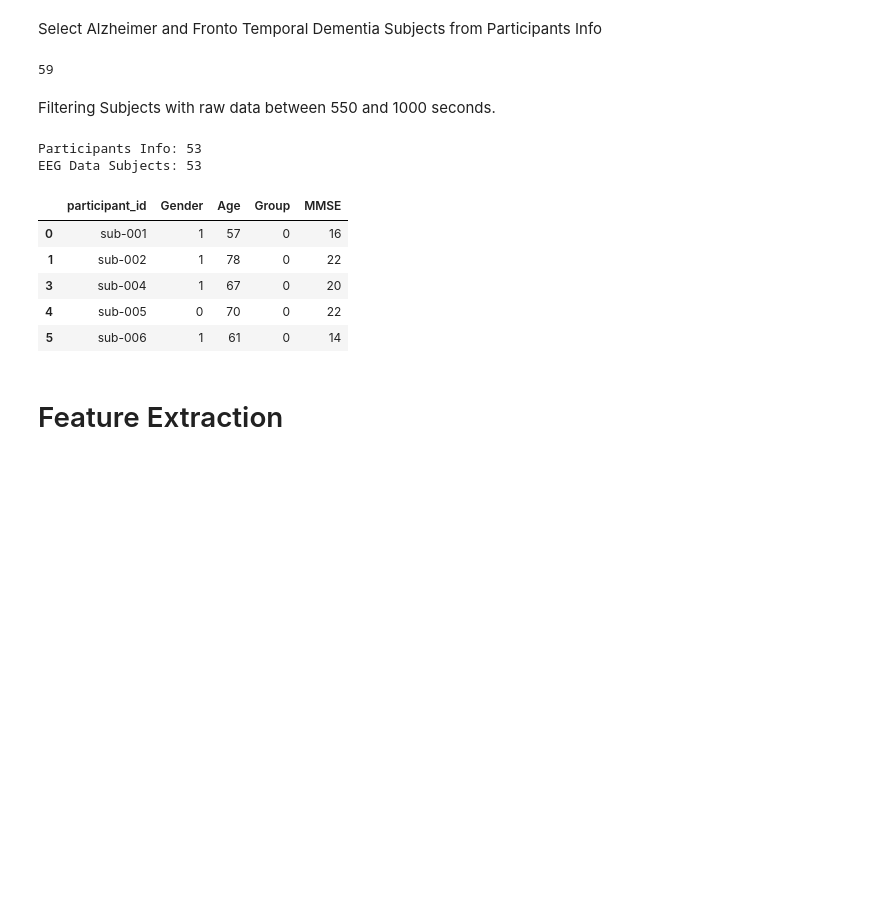
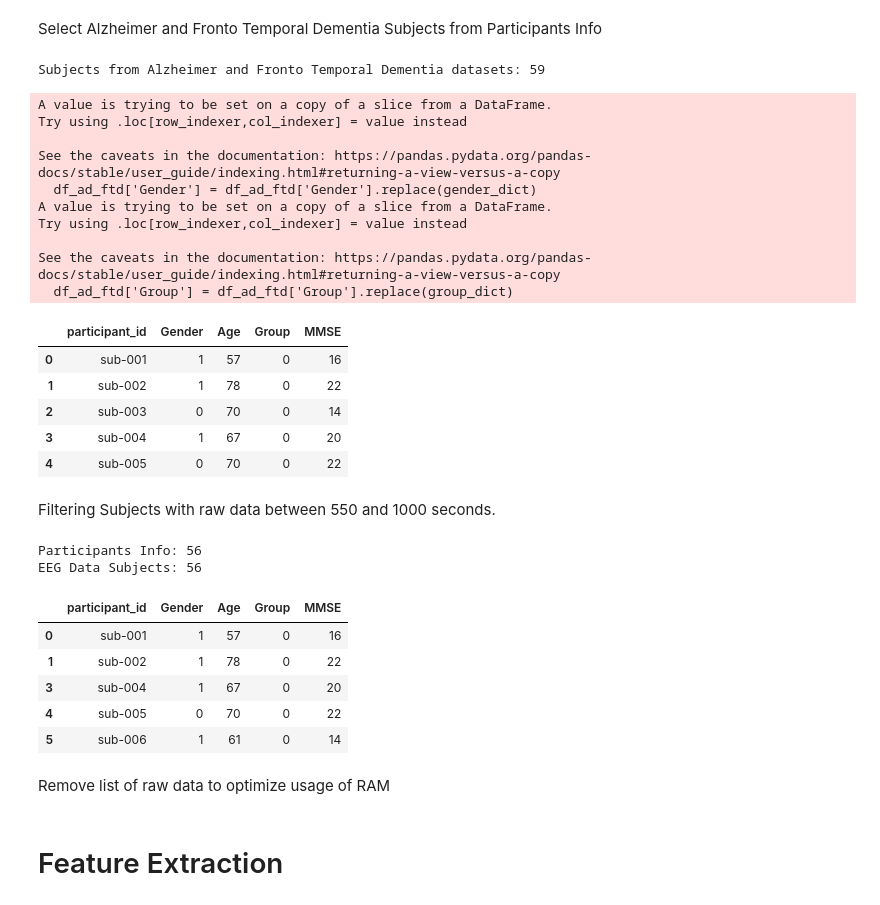
Before and after one commit to sobieddch90/mcd_udg_tfm-egg_analysis, a Jupyter notebook: EEG Predictions - Epochs Approach.ipynb, the cells around one changed output. Saved outputs shown, nothing was run; the diff lists cells and outputs as text; code cells hidden in the pictures; blank space fills up the shorter version.

```diff
--- a/EEG Predictions - Epochs Approach.ipynb
+++ b/EEG Predictions - Epochs Approach.ipynb
@@ -46,8 +32,9 @@ on.download(dataset=dataset_id, target_dir=output_dir)
 # %% [markdown]
 Read the Data
 # %%
-filename_part = '/content/dataset/participants.tsv'
-df_partipants = pd.read_csv(filename_part, sep='\t')
+path = '/content/drive/MyDrive/EEG_Dataset/ds004504'
+filename_part = 'participants.tsv'
+df_partipants = pd.read_csv(path+'/'+filename_part, sep='\t')
 df_partipants.head()
 # %% [output]
 |  | participant_id | Gender | Age | Group | MMSE |
@@ -110,11 +97,36 @@ plt.show()
 [figure]
 # %% [markdown]
 Select Alzheimer and Fronto Temporal Dementia Subjects from Participants Info
-# %%
-df_ad_ftd = df_partipants[df_partipants['Group'].isin(['A','F'])]
-len(df_ad_ftd)
-# %% [output]
-59
+# %%
+df_ad_ftd = df_partipants[df_partipants['Group'].isin(['A','F'])]
+
+# Encoding Gender, Groups (Classes)
+gender_dict = {'M':0, 'F':1}
+group_dict = {'A':0, 'F':1}
+
+df_ad_ftd['Gender'] = df_ad_ftd['Gender'].replace(gender_dict)
+df_ad_ftd['Group'] = df_ad_ftd['Group'].replace(group_dict)
+
+print('Subjects from Alzheimer and Fronto Temporal Dementia datasets:',len(df_ad_ftd))
+df_ad_ftd.head()
+# %% [output]
+Subjects from Alzheimer and Fronto Temporal Dementia datasets: 59
+A value is trying to be set on a copy of a slice from a DataFrame.
+Try using .loc[row_indexer,col_indexer] = value instead
+
+See the caveats in the documentation: https://pandas.pydata.org/pandas-docs/stable/user_guide/indexing.html#returning-a-view-versus-a-copy
+  df_ad_ftd['Gender'] = df_ad_ftd['Gender'].replace(gender_dict)
+A value is trying to be set on a copy of a slice from a DataFrame.
+Try using .loc[row_indexer,col_indexer] = value instead
+
+See the caveats in the documentation: https://pandas.pydata.org/pandas-docs/stable/user_guide/indexing.html#returning-a-view-versus-a-copy
+  df_ad_ftd['Group'] = df_ad_ftd['Group'].replace(group_dict)
+|  | participant_id | Gender | Age | Group | MMSE |
+| 0 | sub-001 | 1 | 57 | 0 | 16 |
+| 1 | sub-002 | 1 | 78 | 0 | 22 |
+| 2 | sub-003 | 0 | 70 | 0 | 14 |
+| 3 | sub-004 | 1 | 67 | 0 | 20 |
+| 4 | sub-005 | 0 | 70 | 0 | 22 |
 # %% [markdown]
 Filtering Subjects with raw data between 550 and 1000 seconds.
 # %%
@@ -124,29 +136,23 @@ list_participants_id = []
 for r in eeg_data:
   # filtering only Alzheimer and Fronto Temporal Dementia subjects
   if r.info['subject_info']['id'] in df_ad_ftd['participant_id'].tolist():
-    # filtering Outliers based in the tmax
-    if r.tmax > 550 and r.tmax < 1000:
+    if r.tmax >= 550:
       eeg_data_filtered.append(r)
       list_participants_id.append(r.info['subject_info']['id'])
 
-# Update Participants Info
 df_ad_ftd = df_ad_ftd[df_ad_ftd['participant_id'].isin(list_participants_id)]
-
-# Encoding Gender, Groups (Classes)
-gender_dict = {'M':0, 'F':1}
-group_dict = {'A':0, 'F':1}
-df_ad_ftd['Gender'].replace(gender_dict, inplace=True)
-df_ad_ftd['Group'].replace(group_dict, inplace=True)
 
 print('Participants Info:',len(df_ad_ftd))
 print('EEG Data Subjects:',len(eeg_data_filtered))
 df_ad_ftd.head()
 # %% [output]
-Participants Info: 53
-EEG Data Subjects: 53
+Participants Info: 56
+EEG Data Subjects: 56
 |  | participant_id | Gender | Age | Group | MMSE |
 | 0 | sub-001 | 1 | 57 | 0 | 16 |
 | 1 | sub-002 | 1 | 78 | 0 | 22 |
 | 3 | sub-004 | 1 | 67 | 0 | 20 |
 | 4 | sub-005 | 0 | 70 | 0 | 22 |
 | 5 | sub-006 | 1 | 61 | 0 | 14 |
+# %% [markdown]
+Remove list of raw data to optimize usage of RAM
```
Also changed, not shown: parts of 32 cells of this notebook.
